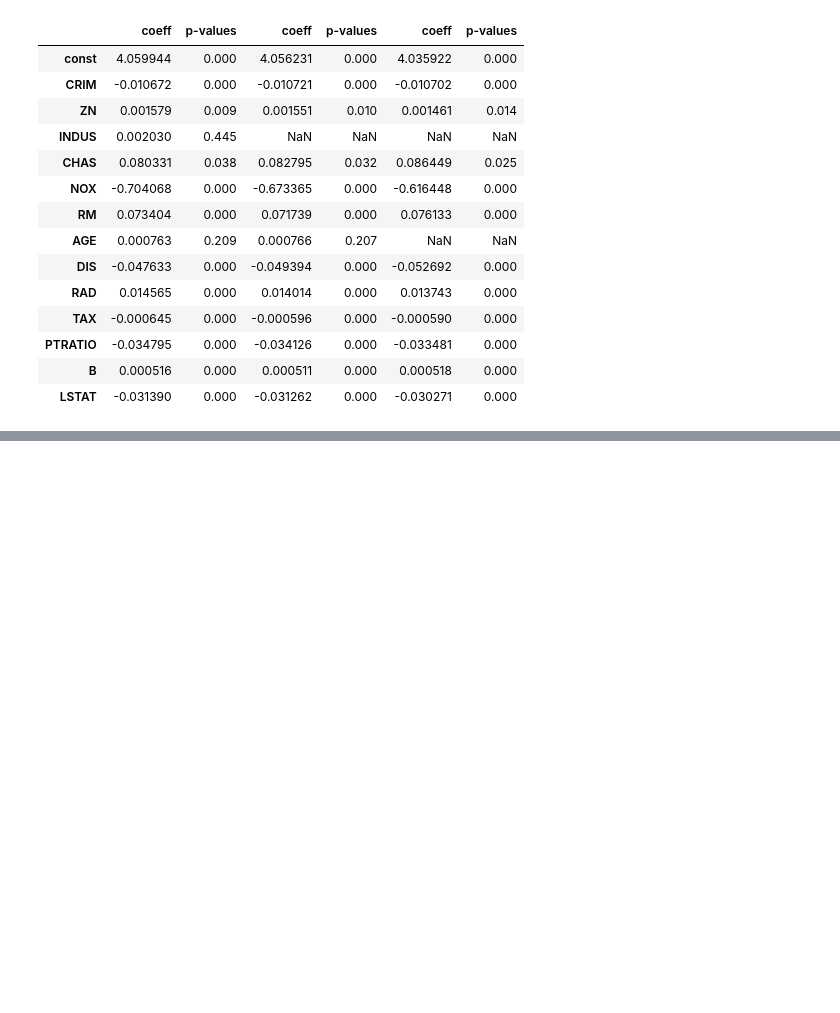
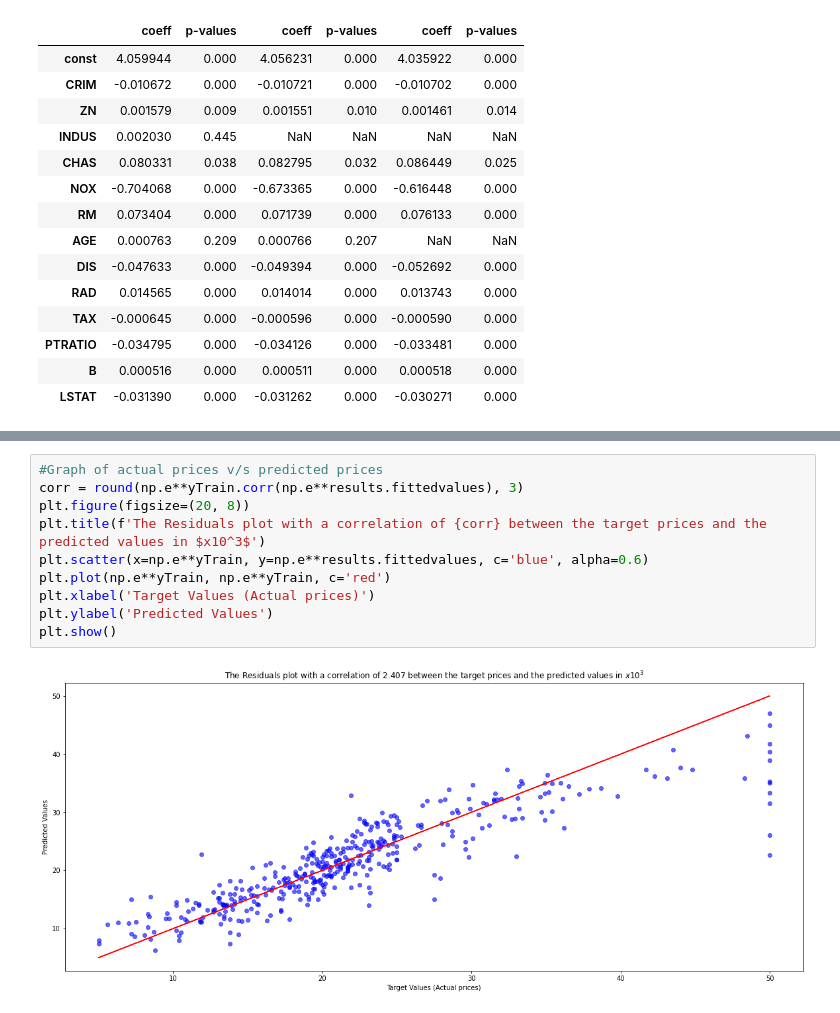
Before and after one commit to makhijakabir/machine-learning, a Jupyter notebook: multivariateRegressionBHP.ipynb, the cells around one changed output, grey strips where cells are left out. Saved outputs shown, nothing was run; the diff lists cells and outputs as text; blank space fills up the shorter version.

```diff
--- a/multivariateRegressionBHP.ipynb
+++ b/multivariateRegressionBHP.ipynb
@@ -531,0 +563,12 @@ pd.concat(frames, axis=1)
+# %%
+#Graph of actual prices v/s predicted prices
+corr = round(np.e**yTrain.corr(np.e**results.fittedvalues), 3)
+plt.figure(figsize=(20, 8))
+plt.title(f'The Residuals plot with a correlation of {corr} between the target prices and the predicted values in $x10^3$')
+plt.scatter(x=np.e**yTrain, y=np.e**results.fittedvalues, c='blue', alpha=0.6)
+plt.plot(np.e**yTrain, np.e**yTrain, c='red')
+plt.xlabel('Target Values (Actual prices)')
+plt.ylabel('Predicted Values')
+plt.show()
+# %% [output]
+[figure, added]
```
Also changed, not shown: parts of 7 cells of this notebook.
